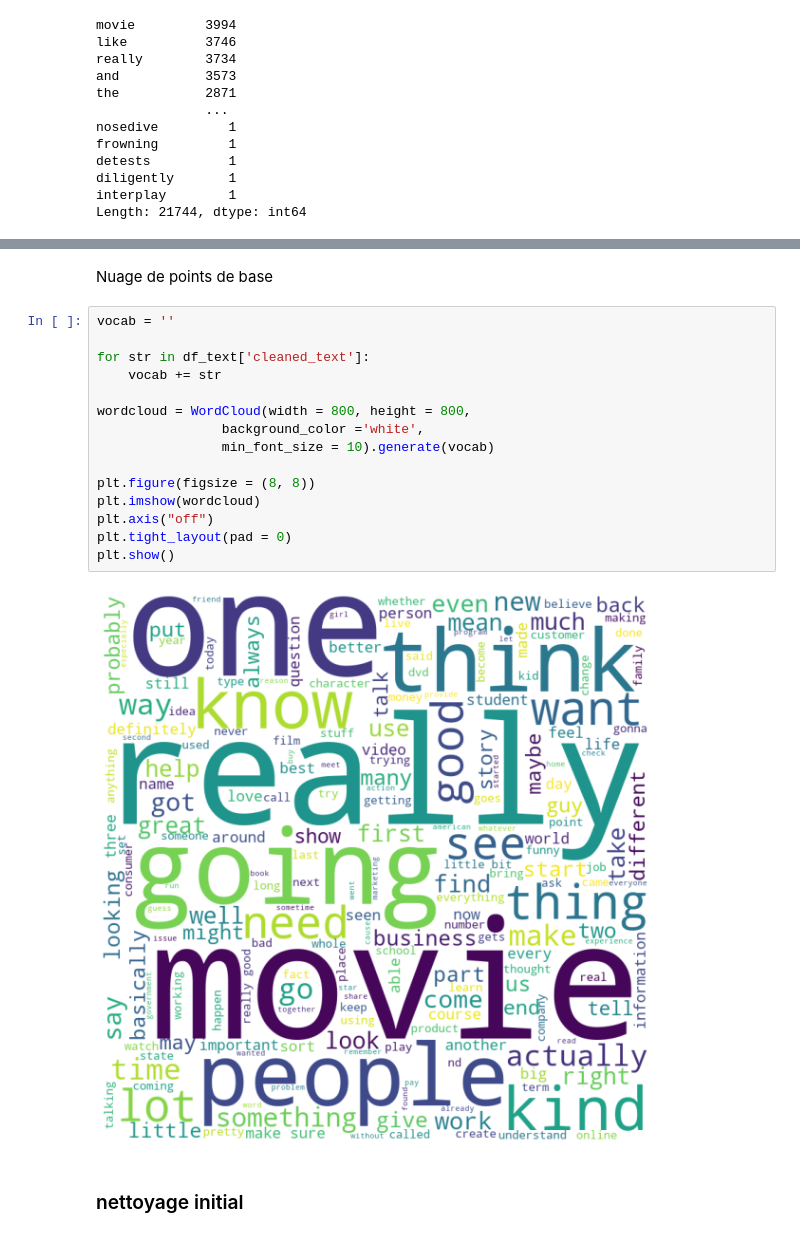
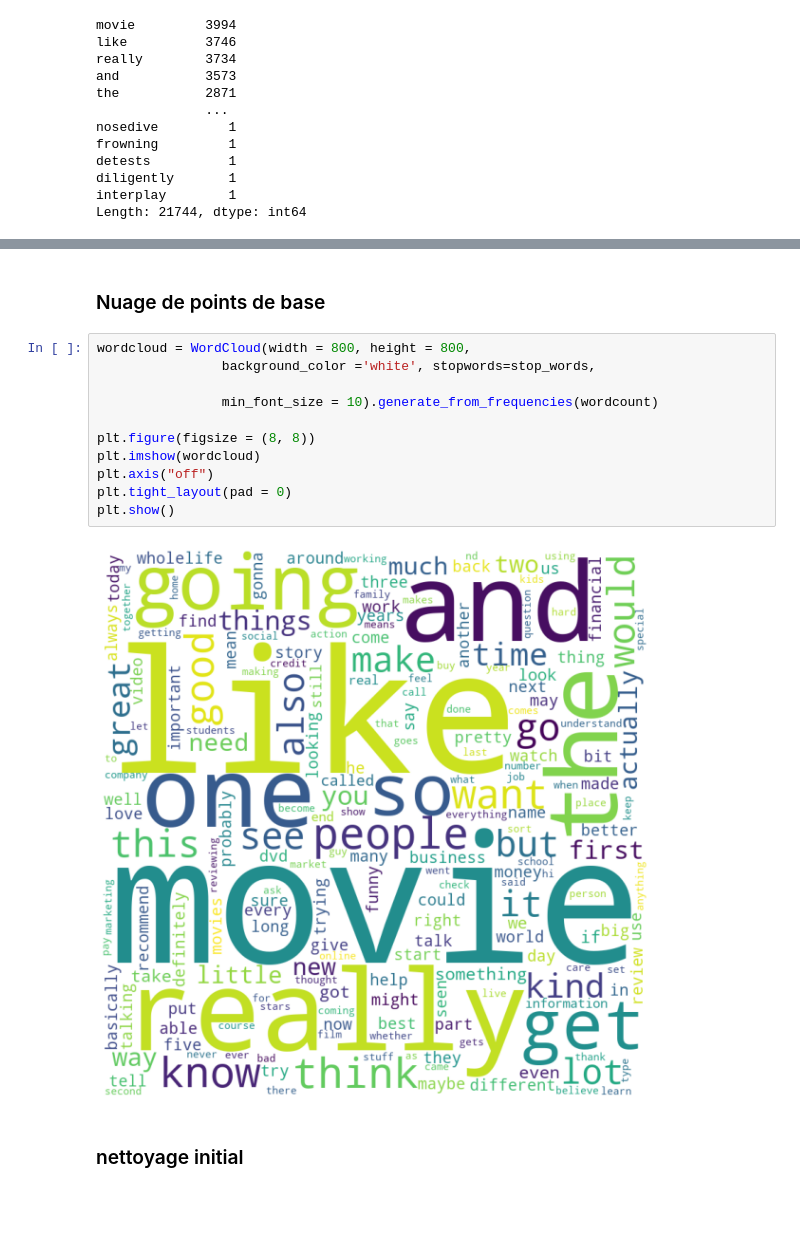
Before and after one commit to phgz/emotion, a Jupyter notebook: notebooks/text_cleaning.ipynb, the cells around one changed output, grey strips where cells are left out. Saved outputs shown, nothing was run; the diff lists cells and outputs as text; blank space fills up the shorter version.

```diff
--- a/notebooks/text_cleaning.ipynb
+++ b/notebooks/text_cleaning.ipynb
@@ -288,21 +284,17 @@ plt.show()
 # %% [markdown]
-Nuage de points de base
+### Nuage de points de base
 # %%
-vocab = ''
+wordcloud = WordCloud(width = 800, height = 800,
+                background_color ='white', stopwords=stop_words,
 
-for str in df_text['cleaned_text']:
-    vocab += str
-
-wordcloud = WordCloud(width = 800, height = 800,
-                background_color ='white',
-                min_font_size = 10).generate(vocab)
+                min_font_size = 10).generate_from_frequencies(wordcount)
 
 plt.figure(figsize = (8, 8))
 plt.imshow(wordcloud)
 plt.axis("off")
 plt.tight_layout(pad = 0)
 plt.show()
 # %% [output]
-[figure, old version]
+[figure, new version]
 # %% [markdown]
 ### nettoyage initial
```
Also changed, not shown: parts of 13 cells of this notebook, 1 other file.
